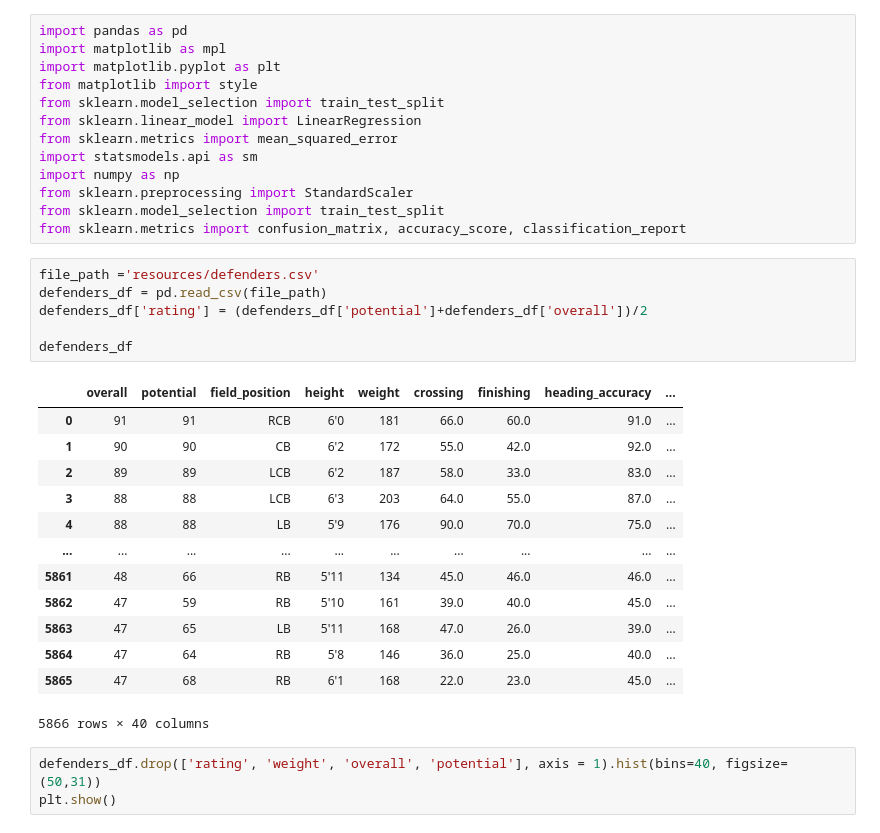
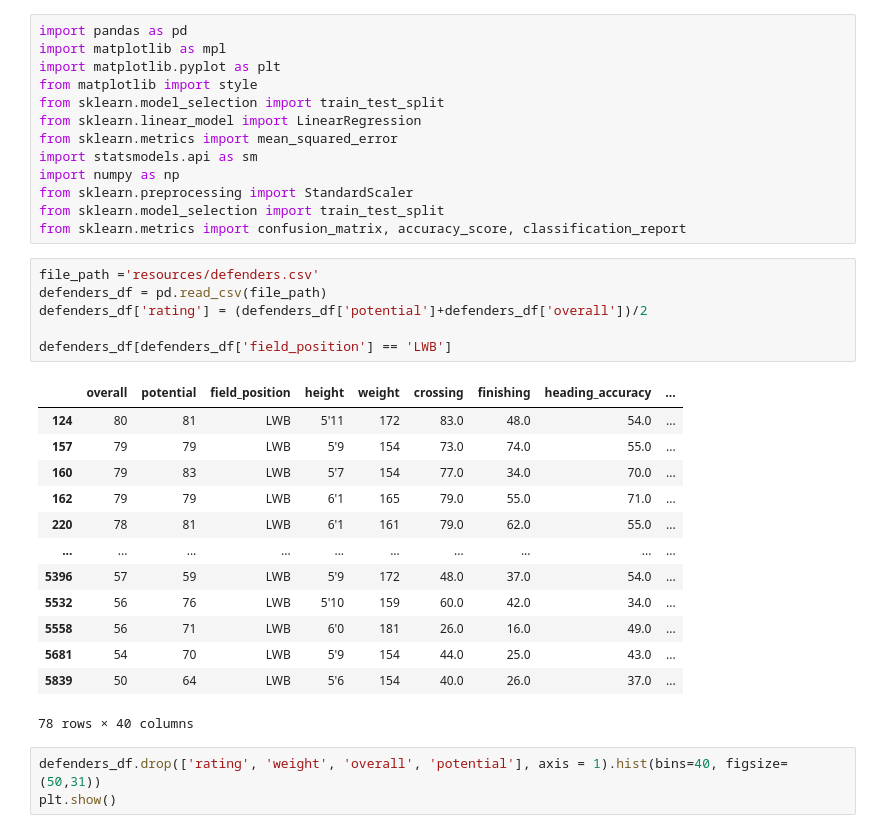
Before and after one commit to ponda614/Fifa_Players_Predictions, a Jupyter notebook: Defenders_OLS_Model.ipynb, the cells around one changed output. Cells and saved outputs as stored; diff of their text form.

```diff
--- a/Defenders_OLS_Model.ipynb
+++ b/Defenders_OLS_Model.ipynb
@@ -14,23 +14,23 @@ from sklearn.metrics import confusion_matrix, accuracy_score, classification_rep
 # %%
 file_path ='resources/defenders.csv'
 defenders_df = pd.read_csv(file_path)
 defenders_df['rating'] = (defenders_df['potential']+defenders_df['overall'])/2
 
-defenders_df
+defenders_df[defenders_df['field_position'] == 'LWB']
 # %% [output]
 |  | overall | potential | field_position | height | weight | crossing | finishing | heading_accuracy | ... |
-| 0 | 91 | 91 | RCB | 6'0 | 181 | 66.0 | 60.0 | 91.0 | ... |
-| 1 | 90 | 90 | CB | 6'2 | 172 | 55.0 | 42.0 | 92.0 | ... |
-| 2 | 89 | 89 | LCB | 6'2 | 187 | 58.0 | 33.0 | 83.0 | ... |
-| 3 | 88 | 88 | LCB | 6'3 | 203 | 64.0 | 55.0 | 87.0 | ... |
-| 4 | 88 | 88 | LB | 5'9 | 176 | 90.0 | 70.0 | 75.0 | ... |
+| 124 | 80 | 81 | LWB | 5'11 | 172 | 83.0 | 48.0 | 54.0 | ... |
+| 157 | 79 | 79 | LWB | 5'9 | 154 | 73.0 | 74.0 | 55.0 | ... |
+| 160 | 79 | 83 | LWB | 5'7 | 154 | 77.0 | 34.0 | 70.0 | ... |
+| 162 | 79 | 79 | LWB | 6'1 | 165 | 79.0 | 55.0 | 71.0 | ... |
+| 220 | 78 | 81 | LWB | 6'1 | 161 | 79.0 | 62.0 | 55.0 | ... |
 | ... | ... | ... | ... | ... | ... | ... | ... | ... | ... |
-| 5861 | 48 | 66 | RB | 5'11 | 134 | 45.0 | 46.0 | 46.0 | ... |
-| 5862 | 47 | 59 | RB | 5'10 | 161 | 39.0 | 40.0 | 45.0 | ... |
-| 5863 | 47 | 65 | LB | 5'11 | 168 | 47.0 | 26.0 | 39.0 | ... |
-| 5864 | 47 | 64 | RB | 5'8 | 146 | 36.0 | 25.0 | 40.0 | ... |
-| 5865 | 47 | 68 | RB | 6'1 | 168 | 22.0 | 23.0 | 45.0 | ... |
+| 5396 | 57 | 59 | LWB | 5'9 | 172 | 48.0 | 37.0 | 54.0 | ... |
+| 5532 | 56 | 76 | LWB | 5'10 | 159 | 60.0 | 42.0 | 34.0 | ... |
+| 5558 | 56 | 71 | LWB | 6'0 | 181 | 26.0 | 16.0 | 49.0 | ... |
+| 5681 | 54 | 70 | LWB | 5'9 | 154 | 44.0 | 25.0 | 43.0 | ... |
+| 5839 | 50 | 64 | LWB | 5'6 | 154 | 40.0 | 26.0 | 37.0 | ... |
-5866 rows × 40 columns
+78 rows × 40 columns
 # %%
 defenders_df.drop(['rating', 'weight', 'overall', 'potential'], axis = 1).hist(bins=40, figsize=(50,31))
 plt.show()
```
Also changed, not shown: parts of 2 cells of this notebook, 2 other files.
